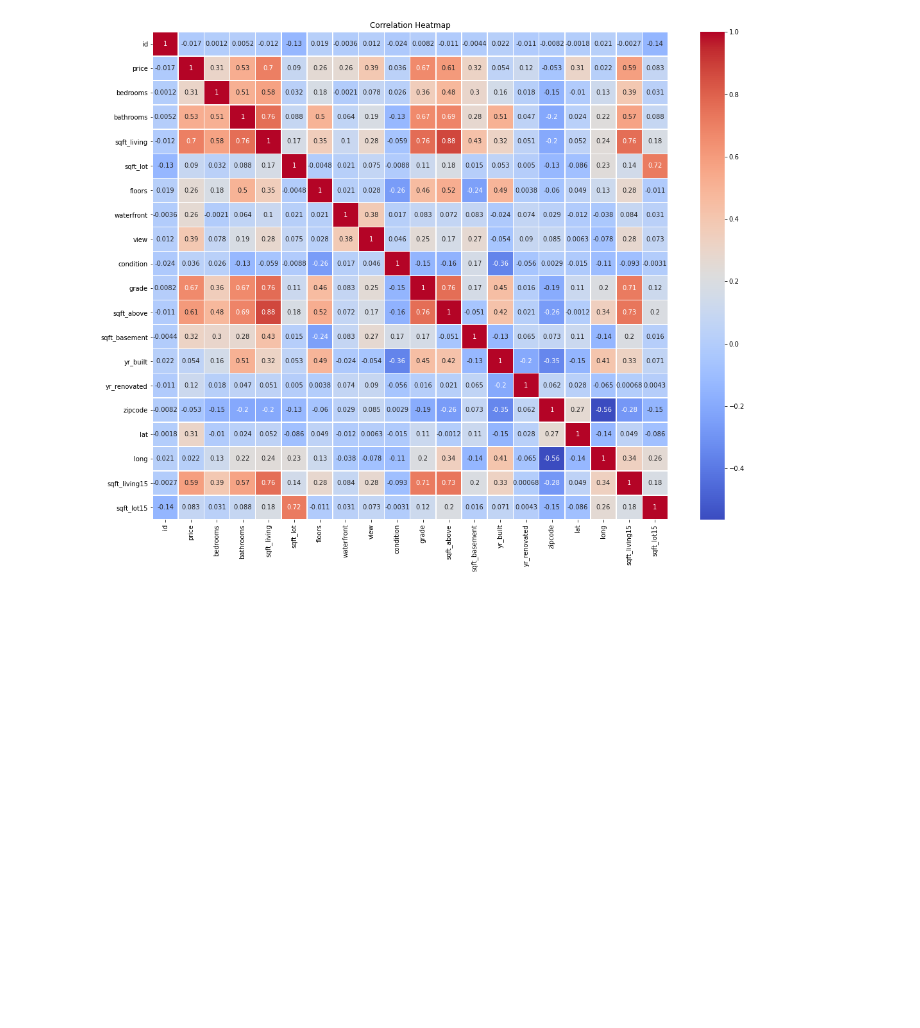
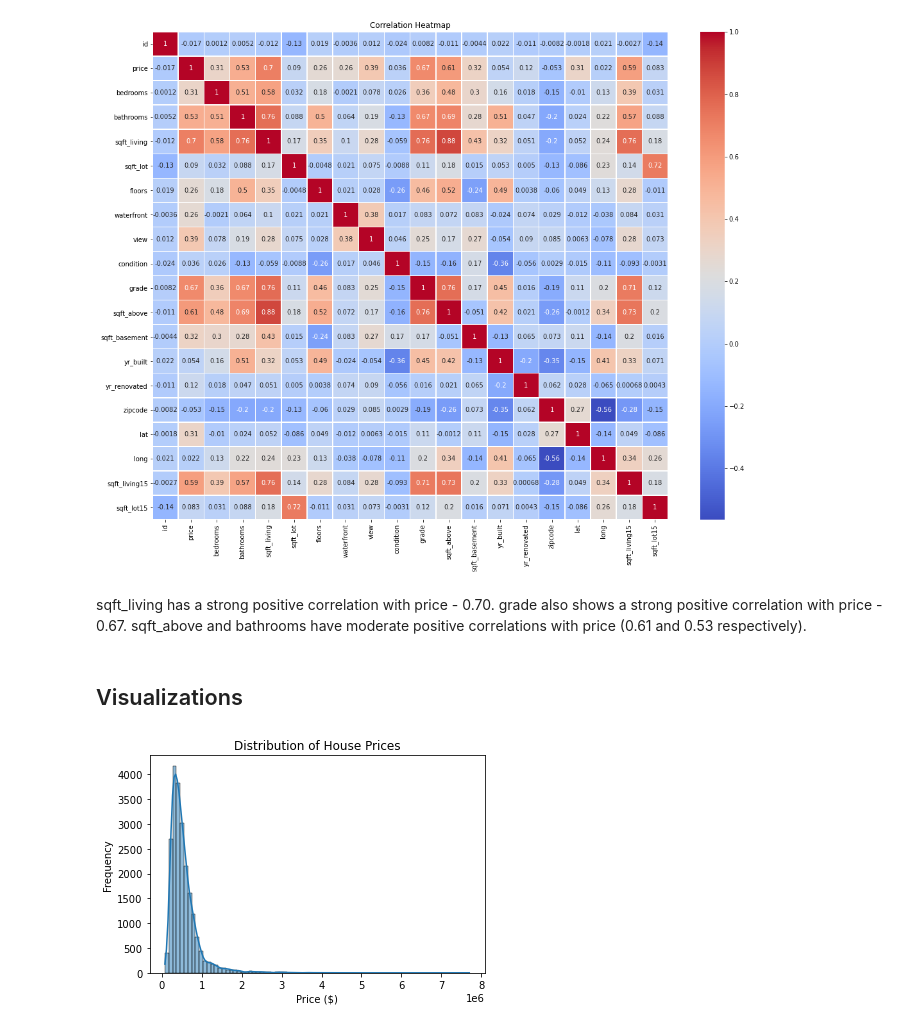
Before and after one commit to wambuiGicheha/Regression_Project, a Jupyter notebook: Data/dave.ipynb, the cells around one changed output. Drawn from its saved outputs; the diff is of its cells as text; code cells hidden in the pictures; blank space fills up the shorter version.

Commit message:
Visualizations

```diff
--- a/Data/dave.ipynb
+++ b/Data/dave.ipynb
@@ -258,0 +232,17 @@ plt.show()
+# %% [markdown]
+sqft_living has a strong positive correlation with price - 0.70.
+grade also shows a strong positive correlation with price - 0.67.
+sqft_above and bathrooms have moderate positive correlations with price (0.61 and 0.53 respectively).
+# %% [markdown]
+## Visualizations
+# %%
+# Distribution of house prices
+
+plt.figure()
+sns.histplot(data['price'], bins=80, kde=True)
+plt.title('Distribution of House Prices')
+plt.xlabel('Price ($)')
+plt.ylabel('Frequency')
+plt.show()
+# %% [output]
+[figure, added]
```
Also changed, not shown: parts of 8 cells of this notebook.
